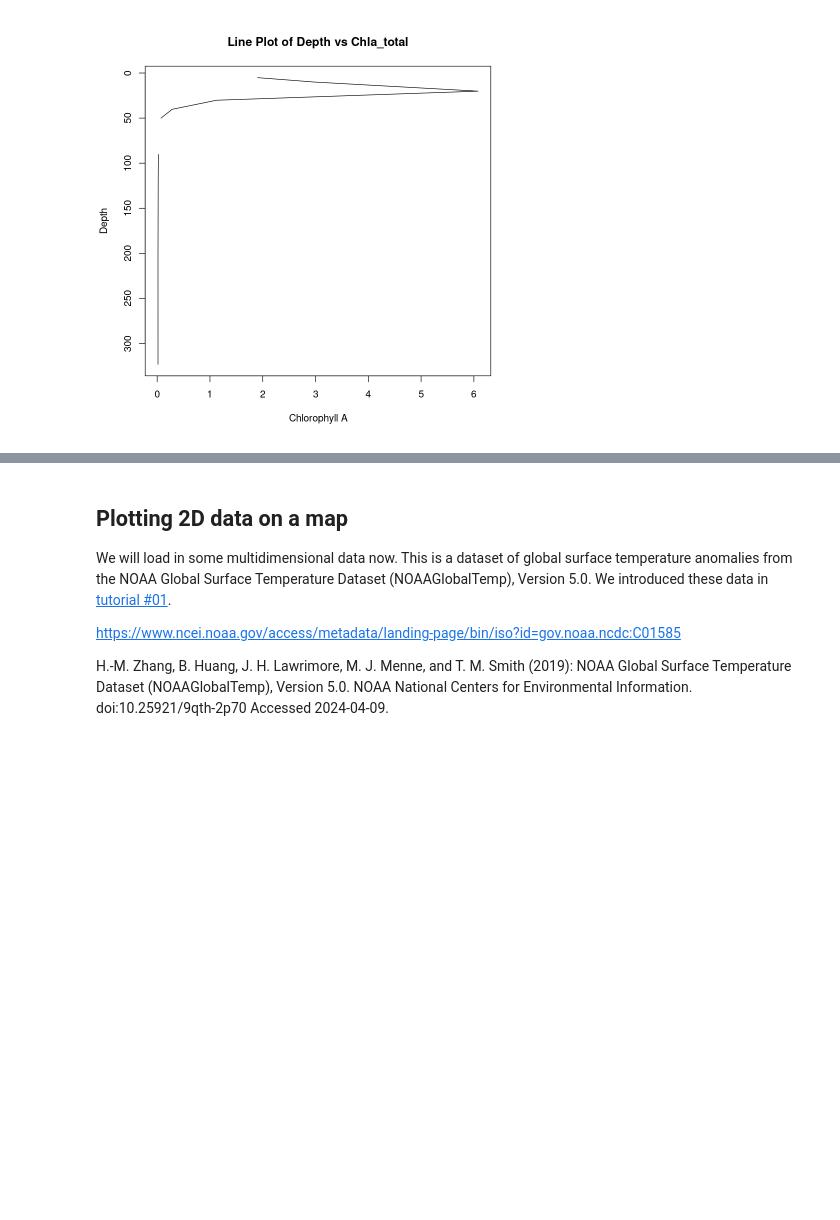
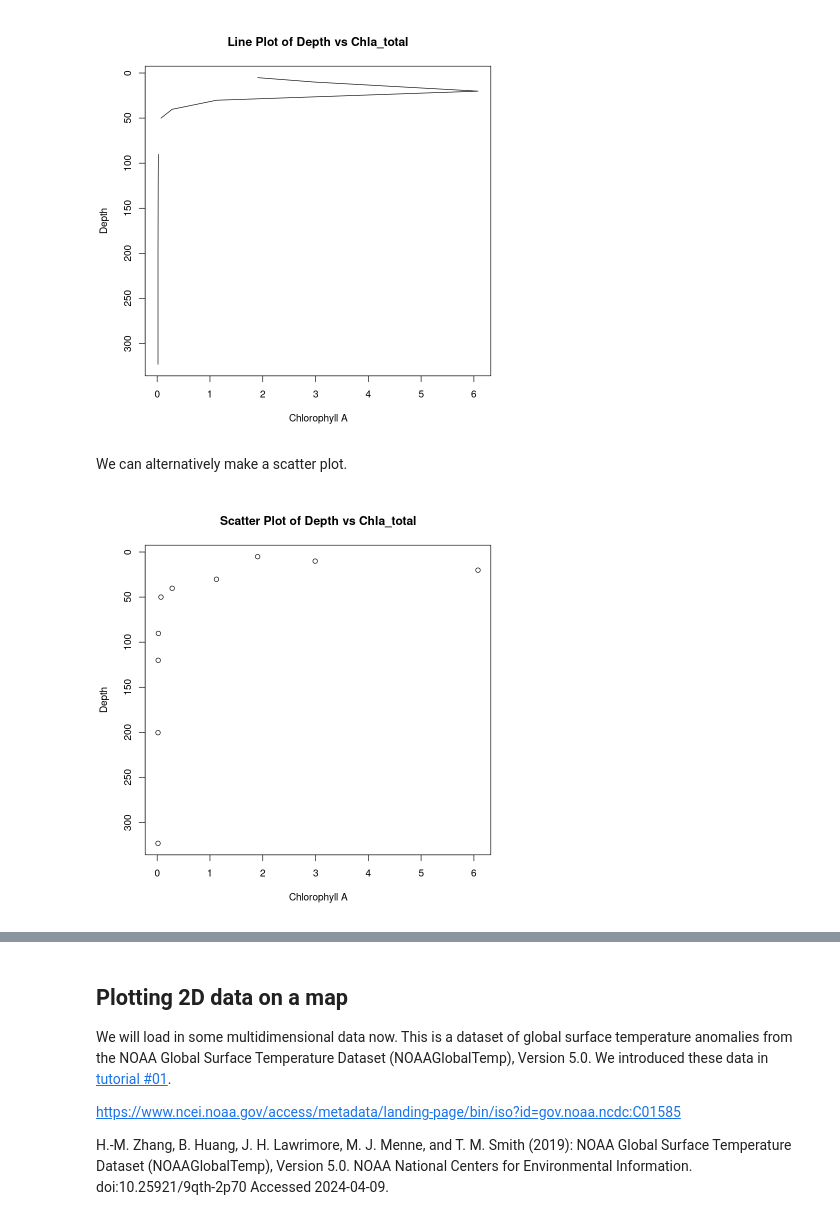
Before and after one commit to NorDataNet/NetCDF_in_R_from_beginner_to_pro, a Jupyter notebook: book/02_creating_plots.ipynb, the cells around one changed output, grey strips where cells are left out. Drawn from its saved outputs; the diff is of its cells as text; code cells hidden in the pictures; blank space fills up the shorter version.

```diff
--- a/book/02_creating_plots.ipynb
+++ b/book/02_creating_plots.ipynb
@@ -32,2 +47,16 @@ plot(chla_total, depth, type = "l", xlab = "Chlorophyll A", ylab = "Depth", main
 # %% [output]
 [figure]
+# %% [markdown]
+We can alternatively make a scatter plot.
+# %%
+plot(
+  chla_total,
+  depth,
+  type = "p",  # Change from "l" to "p" for scatter plot
+  xlab = "Chlorophyll A",
+  ylab = "Depth",
+  main = "Scatter Plot of Depth vs Chla_total",
+  ylim = c(max(depth), min(depth))
+)
+# %% [output]
+[figure, added]
```
Also changed, not shown: parts of 25 cells of this notebook.
